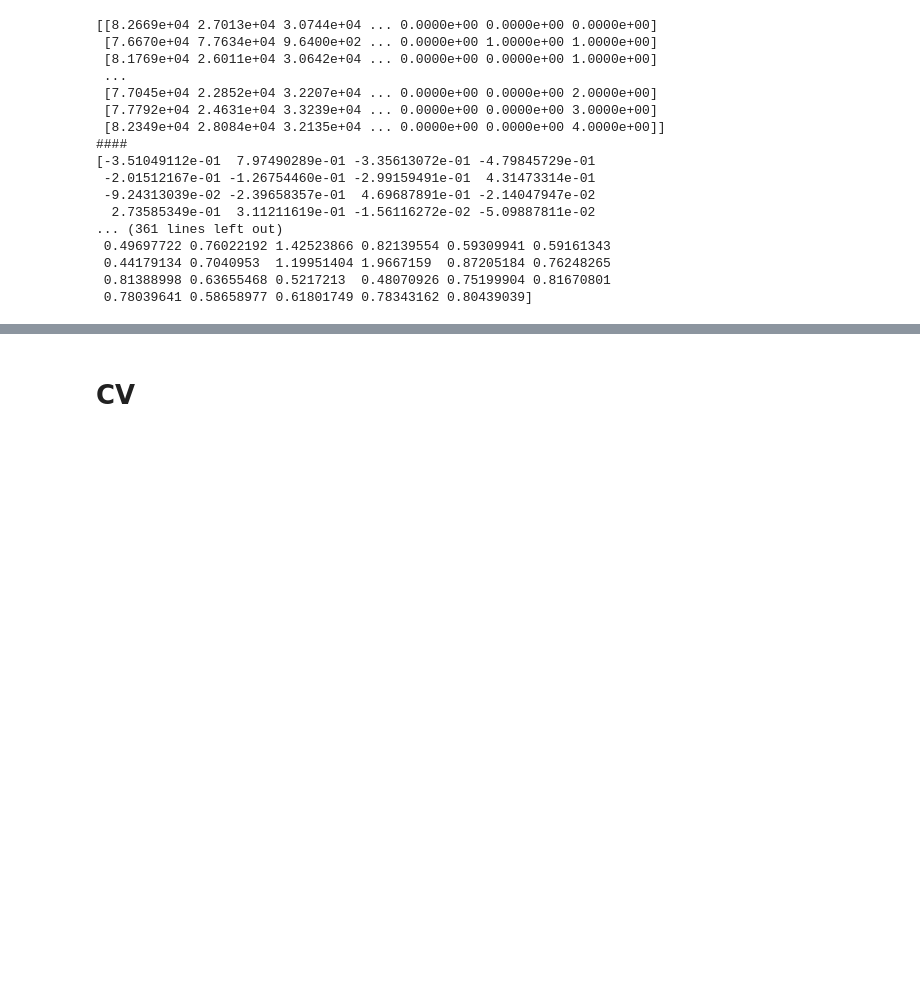
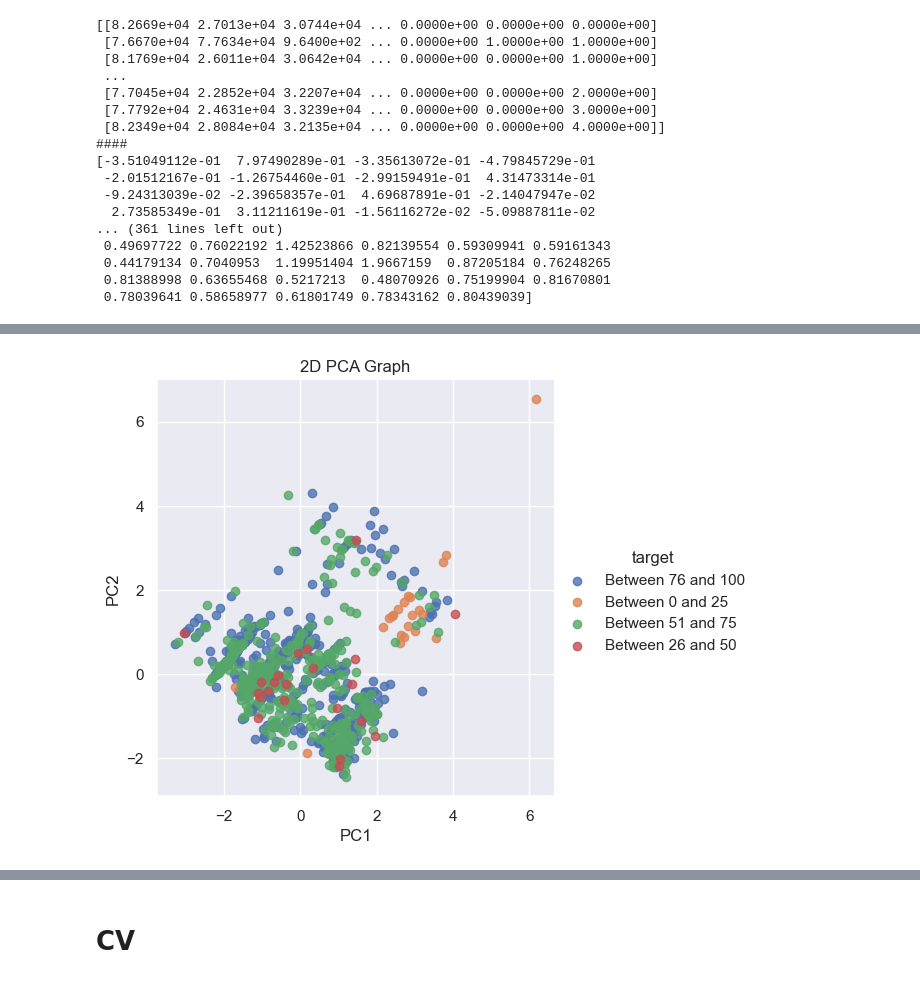
Before and after one commit to aarongp11/datamining_project, a Jupyter notebook: data_mining project/workingCV2.ipynb, the cells around one changed output, grey strips where cells are left out. Drawn from its saved outputs; the diff is of its cells as text; code cells hidden in the pictures; blank space fills up the shorter version.

```diff
--- a/data_mining project/workingCV2.ipynb
+++ b/data_mining project/workingCV2.ipynb
@@ -273,0 +277,26 @@ print(standardized_X.mean(axis=1), standardized_X.std(axis=1))
+# %%
+y_bins=pd.cut(df_cleaned['Sleep quality'], bins=4, labels=False)
+
+n_components=2
+pca = PCA(n_components=n_components)
+
+pca_features = pca.fit_transform(standardized_X)
+
+print('Shape before PCA: ', standardized_X.shape)
+print('Shape after PCA: ', pca_features.shape)
+
+pca_df = pd.DataFrame(
+    data=pca_features,
+    columns=['PC1', 'PC2'])
+
+target_names = {
+    0:"Between 0 and 25",
+    1:"Between 26 and 50",
+    2:"Between 51 and 75",
+    3:"Between 76 and 100"
+}
+
+pca_df['target'] = y_bins
+pca_df['target'] = pca_df['target'].map(target_names)
+
+print(pca_df.head())
@@ -273,0 +312,16 @@ print(standardized_X.mean(axis=1), standardized_X.std(axis=1))
+# %%
+sns.set()
+
+sns.lmplot(
+    x='PC1',
+    y='PC2',
+    data=pca_df,
+    hue='target',
+    fit_reg=False,
+    legend=True,
+)
+
+plt.title('2D PCA Graph')
+plt.show()
+# %% [output]
+[figure, added]
```
Also changed, not shown: parts of 46 cells of this notebook.
